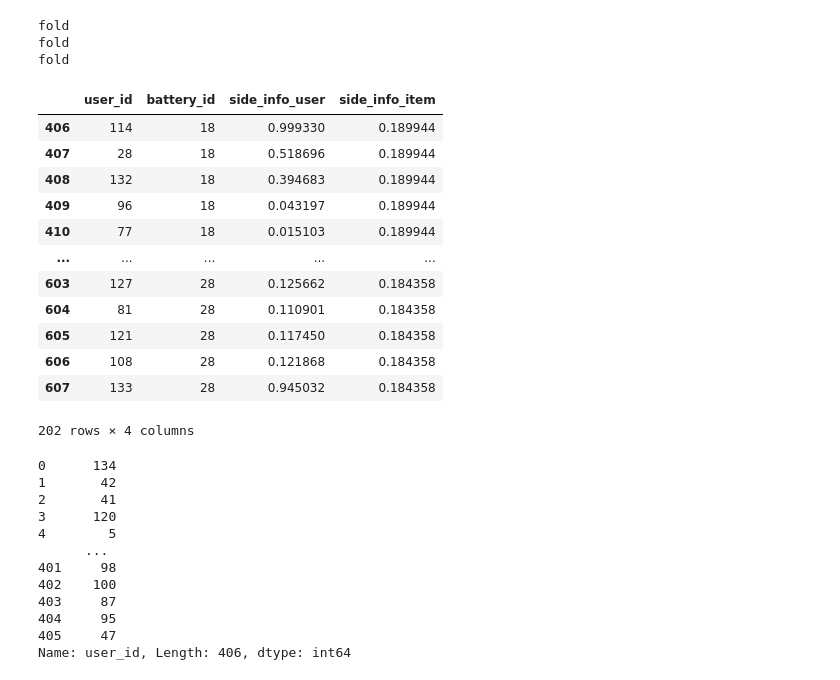
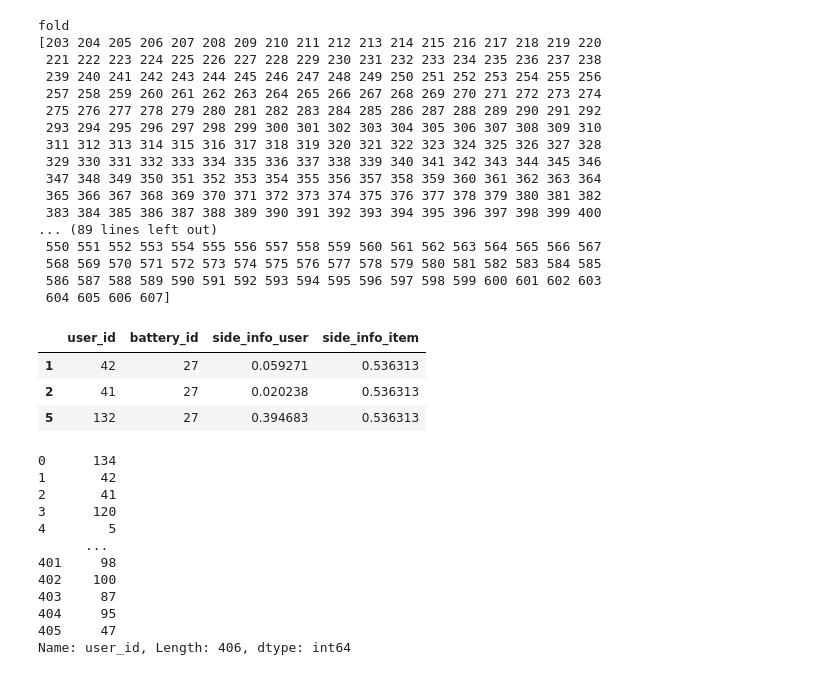
Before and after one commit to fangde/cf_test, a Jupyter notebook: k_fold_model_loading.ipynb, the cells around one changed output. Drawn from its saved outputs; the diff is of its cells as text; code cells hidden in the pictures.

```diff
--- a/k_fold_model_loading.ipynb
+++ b/k_fold_model_loading.ipynb
@@ -36,34 +16,40 @@ Y=rating_data[['rating']]
 
 for train_ind,test_ind in kfold.split(X):
     print('fold')
-    train_x=X.loc[train_ind]
-    train_y=Y.loc[train_ind]
+    print(train_ind,test_ind)
+    train_x=X.iloc[train_ind]
+    train_y=Y.iloc[train_ind]
 
-    test_x=X.loc[test_ind]
-    test_y=Y.loc[test_ind]
+    test_x=X.iloc[test_ind]
+    test_y=Y.iloc[test_ind]
 
     #model fit(x_train,y_train)
     #model valid(test_x,test_y)
 # %% [output]
 fold
-fold
-fold
+[203 204 205 206 207 208 209 210 211 212 213 214 215 216 217 218 219 220
+ 221 222 223 224 225 226 227 228 229 230 231 232 233 234 235 236 237 238
+ 239 240 241 242 243 244 245 246 247 248 249 250 251 252 253 254 255 256
+ 257 258 259 260 261 262 263 264 265 266 267 268 269 270 271 272 273 274
+ 275 276 277 278 279 280 281 282 283 284 285 286 287 288 289 290 291 292
+ 293 294 295 296 297 298 299 300 301 302 303 304 305 306 307 308 309 310
+ 311 312 313 314 315 316 317 318 319 320 321 322 323 324 325 326 327 328
+ 329 330 331 332 333 334 335 336 337 338 339 340 341 342 343 344 345 346
+ 347 348 349 350 351 352 353 354 355 356 357 358 359 360 361 362 363 364
+ 365 366 367 368 369 370 371 372 373 374 375 376 377 378 379 380 381 382
+ 383 384 385 386 387 388 389 390 391 392 393 394 395 396 397 398 399 400
+... (89 lines left out)
+ 550 551 552 553 554 555 556 557 558 559 560 561 562 563 564 565 566 567
+ 568 569 570 571 572 573 574 575 576 577 578 579 580 581 582 583 584 585
+ 586 587 588 589 590 591 592 593 594 595 596 597 598 599 600 601 602 603
+ 604 605 606 607]
-# %%
-test_x
-# %% [output]
-|  | user_id | battery_id | side_info_user | side_info_item |
-| 406 | 114 | 18 | 0.999330 | 0.189944 |
-| 407 | 28 | 18 | 0.518696 | 0.189944 |
-| 408 | 132 | 18 | 0.394683 | 0.189944 |
-| 409 | 96 | 18 | 0.043197 | 0.189944 |
-| 410 | 77 | 18 | 0.015103 | 0.189944 |
-| ... | ... | ... | ... | ... |
-| 603 | 127 | 28 | 0.125662 | 0.184358 |
-| 604 | 81 | 28 | 0.110901 | 0.184358 |
-| 605 | 121 | 28 | 0.117450 | 0.184358 |
-| 606 | 108 | 28 | 0.121868 | 0.184358 |
-| 607 | 133 | 28 | 0.945032 | 0.184358 |
-202 rows × 4 columns
+# %%
+X.loc[[1,2,5]]
+# %% [output]
+|  | user_id | battery_id | side_info_user | side_info_item |
+| 1 | 42 | 27 | 0.059271 | 0.536313 |
+| 2 | 41 | 27 | 0.020238 | 0.536313 |
+| 5 | 132 | 27 | 0.394683 | 0.536313 |
 # %%
 rating_data['user_id'][x_ind]
 # %% [output]
```
Also changed, not shown: parts of 12 cells of this notebook.
